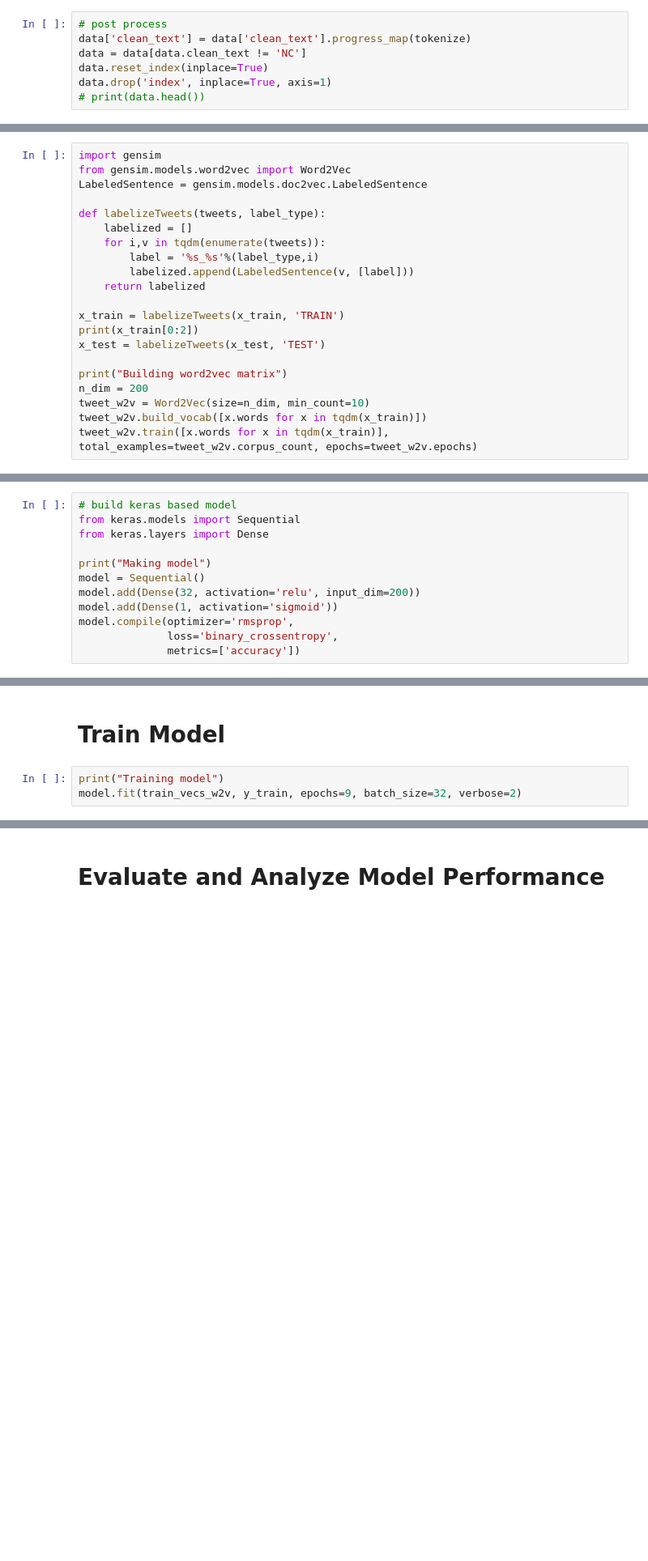
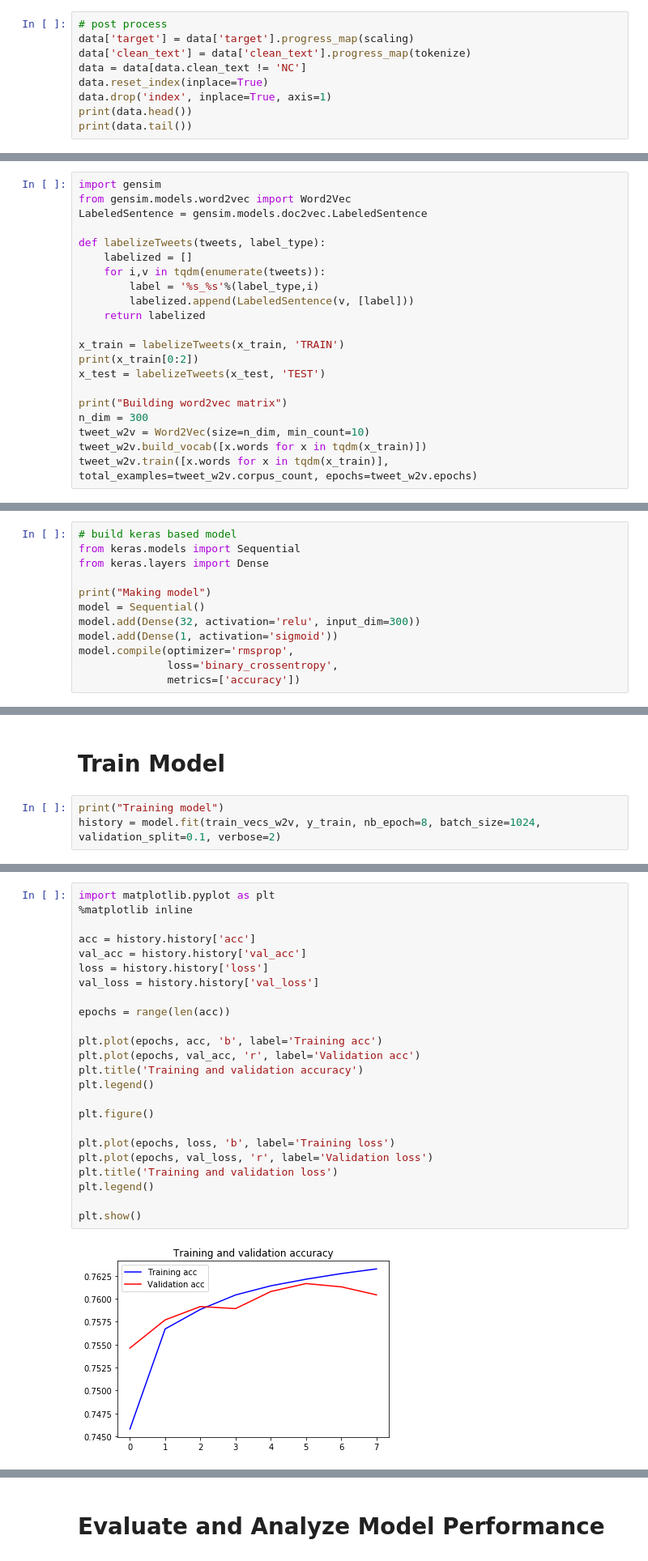
Before and after one commit to josh-english/TwitterSentimentAnalysis, a Jupyter notebook: Keras/createModel.ipynb, the cells around one changed output, grey strips where cells are left out. Shown at 81% size. Drawn from its saved outputs; the diff is of its cells as text; blank space fills up the shorter version.

Commit message:
adding fixes to new model, makes it actually work!

```diff
--- a/Keras/createModel.ipynb
+++ b/Keras/createModel.ipynb
@@ -25,8 +30,10 @@ tqdm.pandas(desc="progress-bar")
 # Post Process
 # %%
 # post process
+data['target'] = data['target'].progress_map(scaling)
 data['clean_text'] = data['clean_text'].progress_map(tokenize)
 data = data[data.clean_text != 'NC']
 data.reset_index(inplace=True)
 data.drop('index', inplace=True, axis=1)
-# print(data.head())
+print(data.head())
+print(data.tail())
@@ -55,7 +75,7 @@ print(x_train[0:2])
 x_test = labelizeTweets(x_test, 'TEST')
 
 print("Building word2vec matrix")
-n_dim = 200
+n_dim = 300
 tweet_w2v = Word2Vec(size=n_dim, min_count=10)
 tweet_w2v.build_vocab([x.words for x in tqdm(x_train)])
 tweet_w2v.train([x.words for x in tqdm(x_train)], total_examples=tweet_w2v.corpus_count, epochs=tweet_w2v.epochs)
@@ -112,7 +158,7 @@ from keras.layers import Dense
 
 print("Making model")
 model = Sequential()
-model.add(Dense(32, activation='relu', input_dim=200))
+model.add(Dense(32, activation='relu', input_dim=300))
 model.add(Dense(1, activation='sigmoid'))
 model.compile(optimizer='rmsprop',
               loss='binary_crossentropy',
@@ -127,6 +173,6 @@ Colocations handled automatically by placer.
 # Train Model
 # %%
 print("Training model")
-model.fit(train_vecs_w2v, y_train, epochs=9, batch_size=32, verbose=2)
+history = model.fit(train_vecs_w2v, y_train, nb_epoch=8, batch_size=1024, validation_split=0.1, verbose=2)
 # %% [output]
 Training model
@@ -149,0 +199,26 @@ Epoch 9/9
+# %%
+import matplotlib.pyplot as plt
+%matplotlib inline
+
+acc = history.history['acc']
+val_acc = history.history['val_acc']
+loss = history.history['loss']
+val_loss = history.history['val_loss']
+
+epochs = range(len(acc))
+
+plt.plot(epochs, acc, 'b', label='Training acc')
+plt.plot(epochs, val_acc, 'r', label='Validation acc')
+plt.title('Training and validation accuracy')
+plt.legend()
+
+plt.figure()
+
+plt.plot(epochs, loss, 'b', label='Training loss')
+plt.plot(epochs, val_loss, 'r', label='Validation loss')
+plt.title('Training and validation loss')
+plt.legend()
+
+plt.show()
+# %% [output]
+[figure, added]
```
Also changed, not shown: parts of 14 cells of this notebook, 1 other file.
